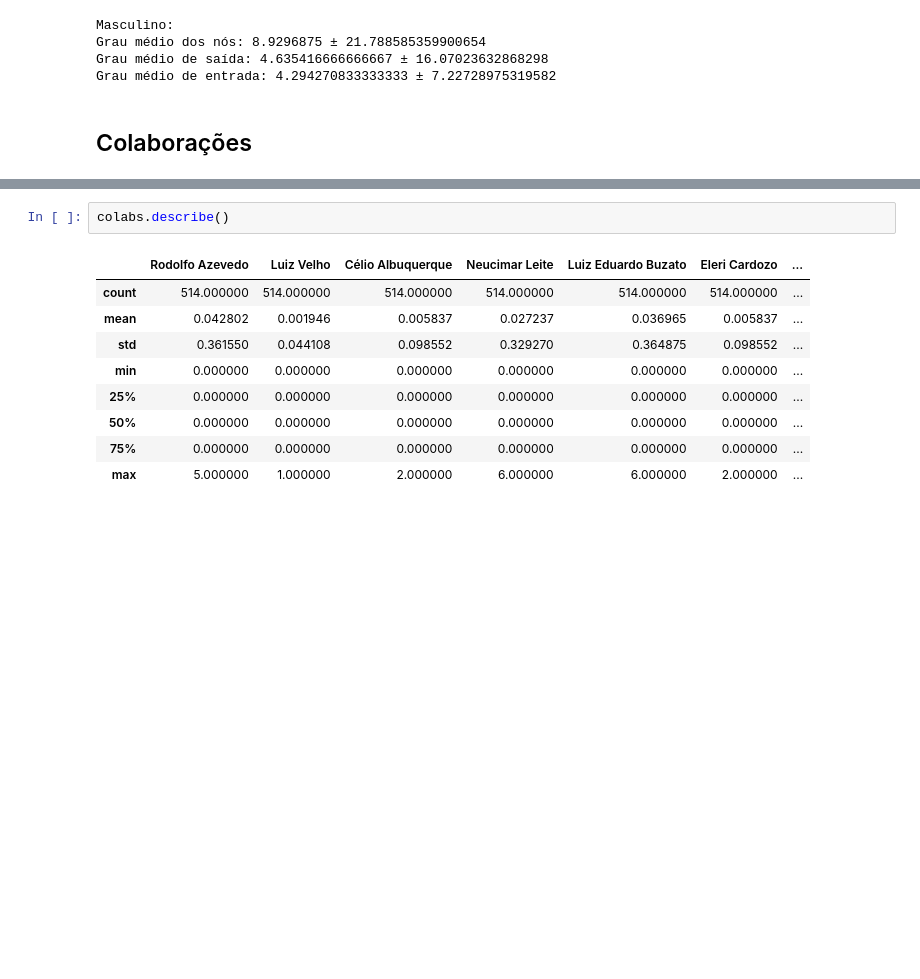
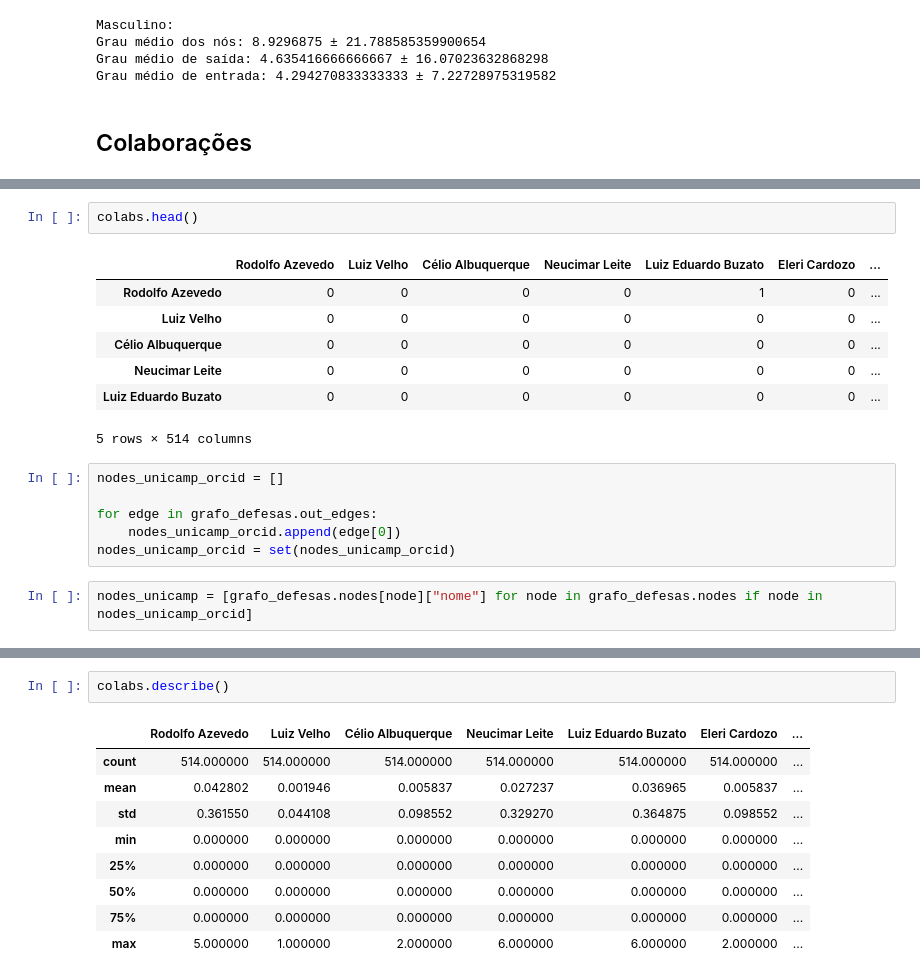
Before and after one commit to gondimjoaom/mo412-projetofinal, a Jupyter notebook: graph_all.ipynb, the cells around one changed output, grey strips where cells are left out. Saved outputs shown, nothing was run; the diff lists cells and outputs as text; blank space fills up the shorter version.

```diff
--- a/graph_all.ipynb
+++ b/graph_all.ipynb
@@ -325,0 +327,18 @@ colabs
+# %%
+colabs.head()
+# %% [output]
+|  | Rodolfo Azevedo | Luiz Velho | Célio Albuquerque | Neucimar Leite | Luiz Eduardo Buzato | Eleri Cardozo | ... |
+| Rodolfo Azevedo | 0 | 0 | 0 | 0 | 1 | 0 | ... |
+| Luiz Velho | 0 | 0 | 0 | 0 | 0 | 0 | ... |
+| Célio Albuquerque | 0 | 0 | 0 | 0 | 0 | 0 | ... |
+| Neucimar Leite | 0 | 0 | 0 | 0 | 0 | 0 | ... |
+| Luiz Eduardo Buzato | 0 | 0 | 0 | 0 | 0 | 0 | ... |
+5 rows × 514 columns
+# %%
+nodes_unicamp_orcid = []
+
+for edge in grafo_defesas.out_edges:
+    nodes_unicamp_orcid.append(edge[0])
+nodes_unicamp_orcid = set(nodes_unicamp_orcid)
+# %%
+nodes_unicamp = [grafo_defesas.nodes[node]["nome"] for node in grafo_defesas.nodes if node in nodes_unicamp_orcid]
```
Also changed, not shown: parts of 31 cells of this notebook, 1 other file.
